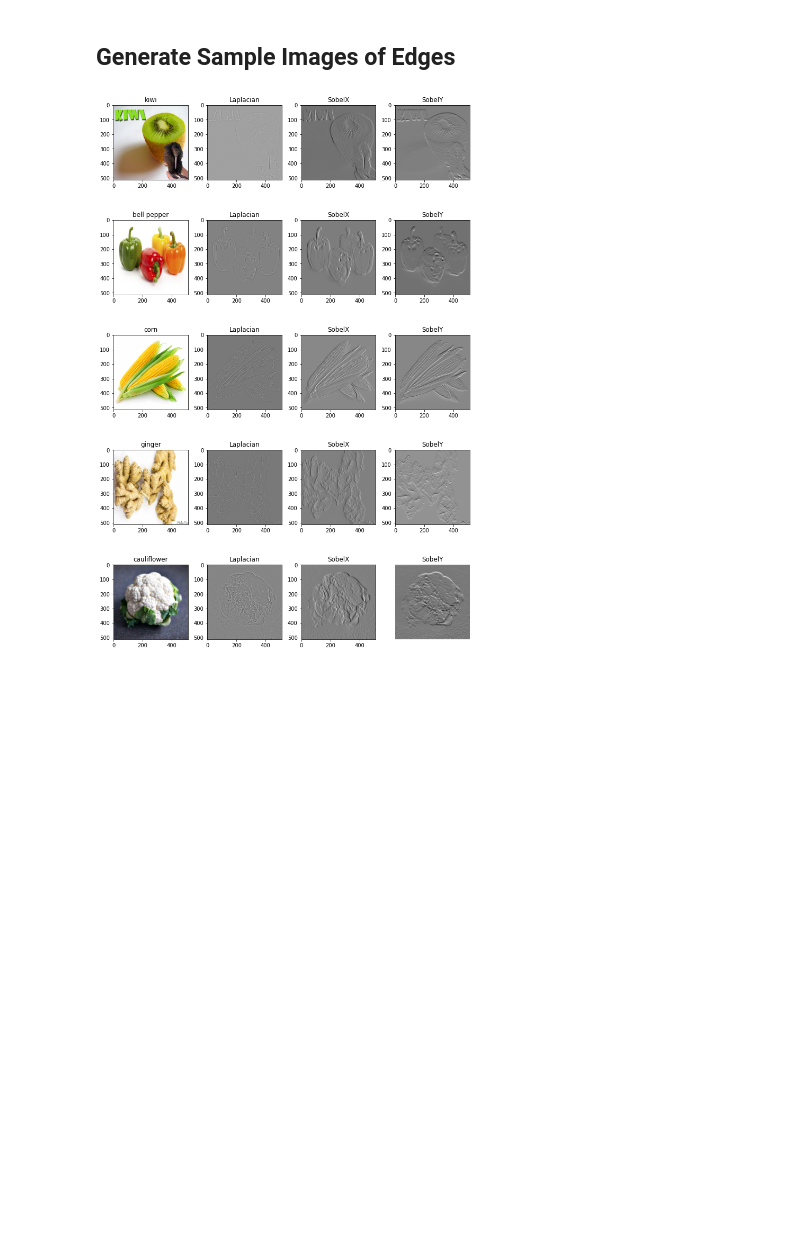
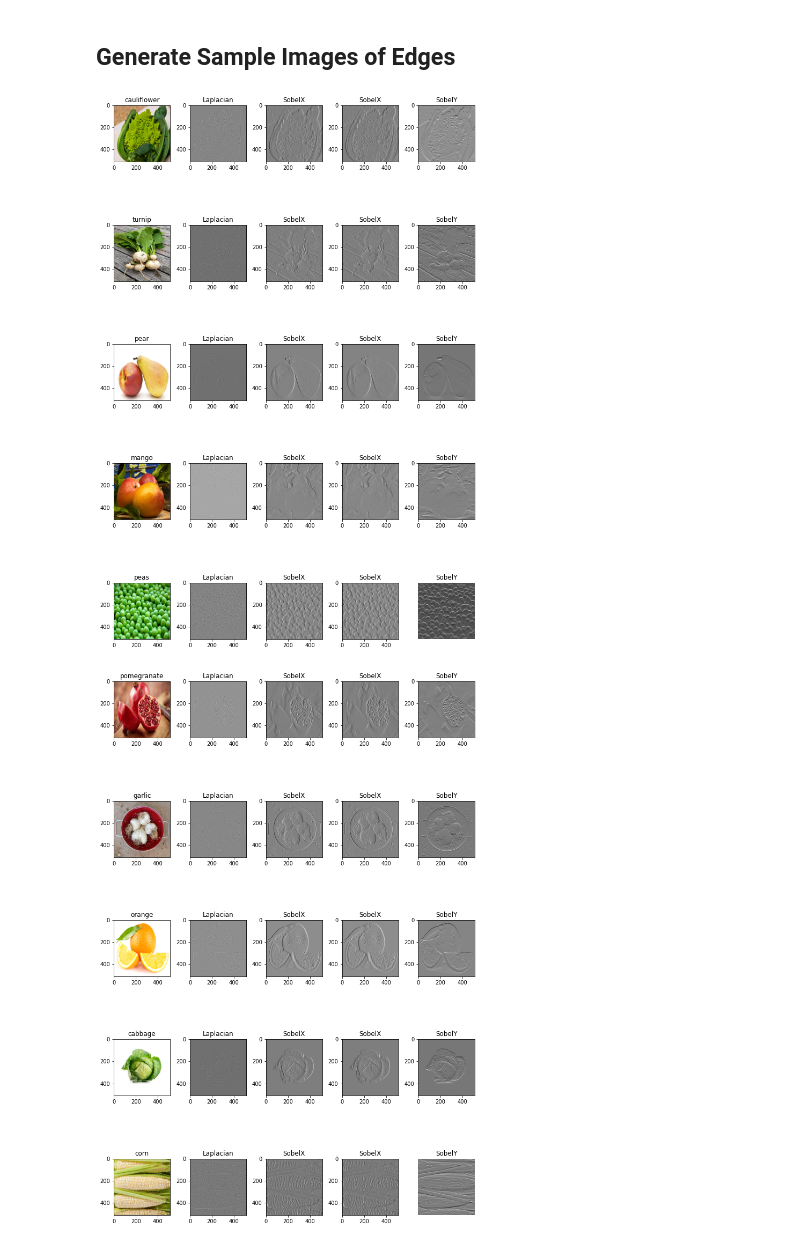
Before and after one commit to vrvenkatesh/w281-summer-2023-project-computer-vision, a Jupyter notebook: feature_detection _edges.ipynb, the cells around one changed output. Drawn from its saved outputs; the diff is of its cells as text; code cells hidden in the pictures; blank space fills up the shorter version.

Commit message:
Update to 20 examples

```diff
--- a/feature_detection _edges.ipynb
+++ b/feature_detection _edges.ipynb
@@ -239,50 +239,63 @@ for index, row in train_df.iterrows():
 # %% [markdown]
 ## Generate Sample Images of Edges
 # %%
-#img_dim = 256
 img_dim = 512
 
 unique_df = train_df.drop_duplicates(['Label'])
-num_examples = min(5, len(unique_df))
-n_rows = num_examples
-n_cols = 4
-f, axarr = plt.subplots(n_rows, n_cols, figsize=(10, 16))
+vertical_layout_split = 5
+show_examples = 20
+num_examples = min(show_examples, len(unique_df))
+n_rows = vertical_layout_split
+n_cols = 5
 
 for index, item in enumerate(unique_df.iterrows()):
-  if index >= n_rows:
+  if index >= num_examples:
     break
   row = item[1]
   filepath = row['Filepath']
   label = row['Label']
 
   # reading the image
   img = imread(filepath)
   resized_img = resize(img, (img_dim, img_dim), anti_aliasing=True)
 
   #creating edge features
   laplacian, sobelx, sobely = find_edges(resized_img)
 
-  if (n_rows == 1):
-    axarr[index, 0].set_title(f"{label}")
+  # Prepare
+  if index % vertical_layout_split == 0:
+    f, axarr = plt.subplots(n_rows, n_cols, figsize=(10, 16))
+    plt.subplots_adjust(wspace=0, hspace=0)
+
+  show_index = index % vertical_layout_split
+  if (num_examples == 1):
+    axarr[0].set_title(f"{label}")
     axarr[0].imshow(resized_img, cmap='gray')
-    axarr[index, 1].set_title("Laplacian")
+    axarr[1].set_title("Laplacian")
     axarr[1].imshow(laplacian, cmap='gray')
-    axarr[index, 2].set_title("SobelX")
+    axarr[2].set_title("SobelX")
     axarr[2].imshow(sobelx, cmap='gray')
-    axarr[index, 3].set_title("SobelY")
-    axarr[3].imshow(sobely, cmap='gray')
+    axarr[3].set_title("SobelX")
+    axarr[3].imshow(sobelx, cmap='gray')
+    axarr[4].set_title("SobelY")
+    axarr[4].imshow(sobely, cmap='gray')
   else:
-    axarr[index, 0].set_title(f"{label}")
-    axarr[index, 0].imshow(resized_img, cmap='gray')
-    axarr[index, 1].set_title("Laplacian")
-    axarr[index, 1].imshow(laplacian, cmap='gray')
-    axarr[index, 2].set_title("SobelX")
-    axarr[index, 2].imshow(sobelx, cmap='gray')
-    axarr[index, 3].set_title("SobelY")
-    axarr[index, 3].imshow(sobely, cmap='gray')
+    axarr[show_index, 0].set_title(f"{label}")
+    axarr[show_index, 0].imshow(resized_img, cmap='gray')
+    axarr[show_index, 1].set_title("Laplacian")
+    axarr[show_index, 1].imshow(laplacian, cmap='gray')
+    axarr[show_index, 2].set_title("SobelX")
+    axarr[show_index, 2].imshow(sobelx, cmap='gray')
+    axarr[show_index, 3].set_title("SobelX")
+    axarr[show_index, 3].imshow(sobelx, cmap='gray')
+    axarr[show_index, 4].set_title("SobelY")
+    axarr[show_index, 4].imshow(sobely, cmap='gray')
 
-
-  plt.axis("off")
-  plt.tight_layout()
+  # Present
+  if index % vertical_layout_split == vertical_layout_split-1:
+    plt.tight_layout()
+    plt.axis("off")
+    plt.show()
 # %% [output]
-[figure, old version]
+[figure, new version]
+[figure, added]
```
Also changed, not shown: parts of 5 cells of this notebook.
